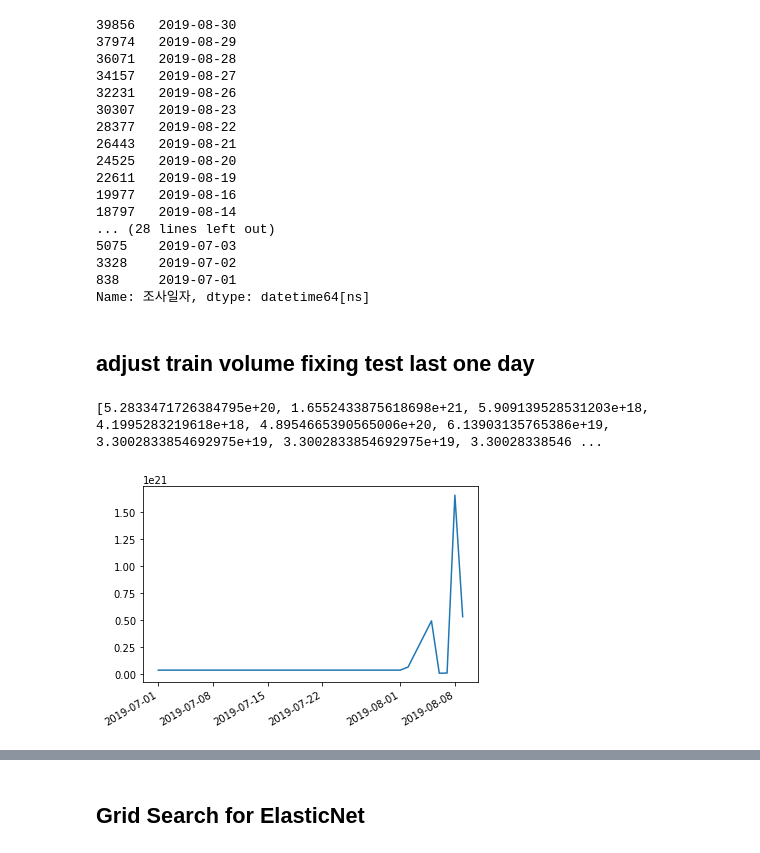
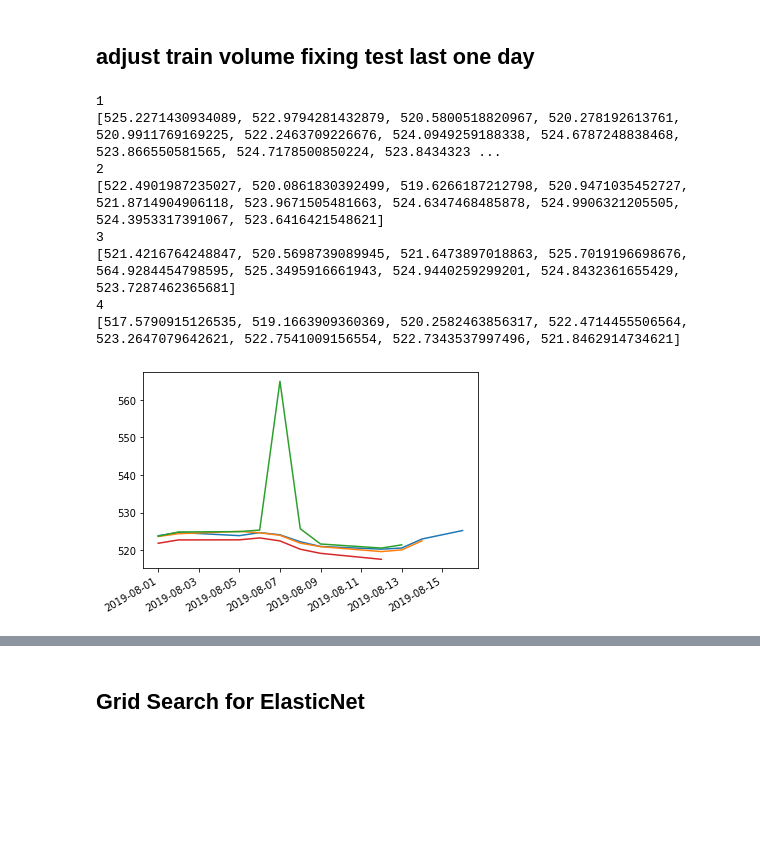
Before and after one commit to meowpunch/bobsim-research, a Jupyter notebook: src/main/python/grid_search.ipynb, the cells around one changed output, grey strips where cells are left out. Drawn from its saved outputs; the diff is of its cells as text; code cells hidden in the pictures; blank space fills up the shorter version.

```diff
--- a/src/main/python/grid_search.ipynb
+++ b/src/main/python/grid_search.ipynb
@@ -42,27 +38,5 @@ train, test = train_test_split(data201908,test_size=0.2, shuffle=False)
 # %%
 filled = dataset.fillna(0)
-# %%
-time_series = filled["조사일자"].drop_duplicates()
-reverse_series = time_series.sort_values(ascending=False)
-reverse_series
-# %% [output]
-39856   2019-08-30
-37974   2019-08-29
-36071   2019-08-28
-34157   2019-08-27
-32231   2019-08-26
-30307   2019-08-23
-28377   2019-08-22
-26443   2019-08-21
-24525   2019-08-20
-22611   2019-08-19
-19977   2019-08-16
-18797   2019-08-14
-... (28 lines left out)
-5075    2019-07-03
-3328    2019-07-02
-838     2019-07-01
-Name: 조사일자, dtype: datetime64[ns]
 # %% [markdown]
 ## adjust train volume fixing test last one day
 # %%
@@ -105,15 +81,26 @@ def adjust_train_volume(x, day, df: pd.DataFrame):
     test = df[df.조사일자.dt.date >= day]
     return get_score(train, test)
 # %%
-i = 7
-standard_index = i
-standard_day = reverse_list[i]
-score_list = list(map(functools.partial(adjust_train_volume, day=standard_day, df=data201908), reverse_list[standard_index+i:]))
-pd.Series(score_list, index=reverse_list[standard_index+i:]).plot()
-print(score_list)
+def find_train_test(i, df):
+    reverse_list = df.조사일자.drop_duplicates().sort_values(ascending=False).tolist()
+    standard_day = reverse_list[i]
+    score_list = list(map(functools.partial(adjust_train_volume, day=standard_day, df=data201908), reverse_list[standard_index+i:]))
+    pd.Series(score_list, index=reverse_list[standard_index+i:]).plot()
+    print(score_list)
-# %% [output]
-[5.2833471726384795e+20, 1.6552433875618698e+21, 5.909139528531203e+18, 4.1995283219618e+18, 4.8954665390565006e+20, 6.13903135765386e+19, 3.3002833854692975e+19, 3.3002833854692975e+19, 3.30028338546 ...
-[figure, removed]
+# %%
+for i in range(1,5):
+    print(i)
+    find_train_test(i, data201908)
+# %% [output]
+1
+[525.2271430934089, 522.9794281432879, 520.5800518820967, 520.278192613761, 520.9911769169225, 522.2463709226676, 524.0949259188338, 524.6787248838468, 523.866550581565, 524.7178500850224, 523.8434323 ...
+2
+[522.4901987235027, 520.0861830392499, 519.6266187212798, 520.9471035452727, 521.8714904906118, 523.9671505481663, 524.6347468485878, 524.9906321205505, 524.3953317391067, 523.6416421548621]
+3
+[521.4216764248847, 520.5698739089945, 521.6473897018863, 525.7019196698676, 564.9284454798595, 525.3495916661943, 524.9440259299201, 524.8432361655429, 523.7287462365681]
+4
+[517.5790915126535, 519.1663909360369, 520.2582463856317, 522.4714455506564, 523.2647079642621, 522.7541009156554, 522.7343537997496, 521.8462914734621]
+[figure, added]
 # %%
 for i in range(1,5):
     print(i)
```
Also changed, not shown: parts of 15 cells of this notebook, 8 other files.
